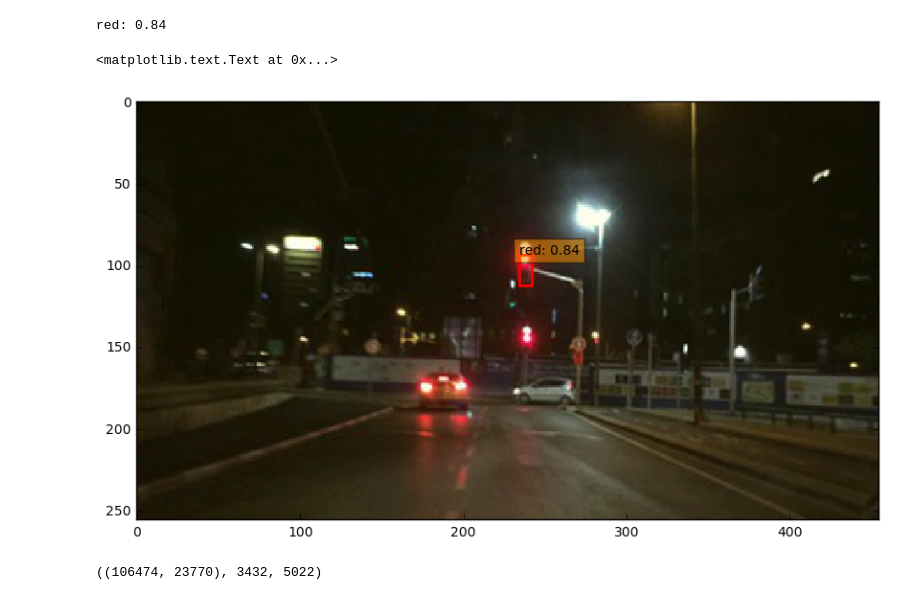
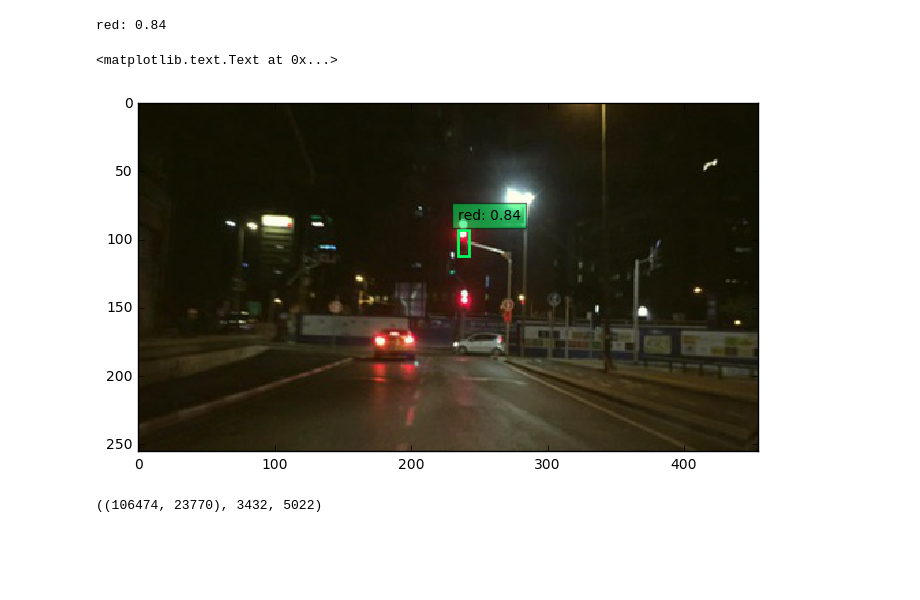
Before and after one commit to SaikiranKannaiah436/RD, a Jupyter notebook: complete_analysis.ipynb, the cells around one changed output. Cells and saved outputs as stored; diff of their text form; code cells hidden in the pictures; blank space fills up the shorter version.

```diff
--- a/complete_analysis.ipynb
+++ b/complete_analysis.ipynb
@@ -6,0 +59,40 @@ plt.rcParams['image.cmap'] = 'gray'
+# %%
+plt.rcParams['figure.figsize'] = (10, 10)
+while(index < len(final_plot)):
+    fname = final_plot['fname'][index]
+    dets = final_plot[final_plot['fname'] == fname]
+    try:
+        im = plt.imread(image_path+fname+'.jpg')
+        plt.imshow(im)
+        currentAxis = plt.gca()
+        #print fname
+        for new_index in range(len(dets)):
+            dets.reset_index(drop=True, inplace=True)
+            _, cname, score = dets['fname'][new_index], dets['class'][new_index], dets['conf'][new_index]
+            bbox = [dets['xmin'][new_index], dets['ymin'][new_index], dets['xmax'][new_index], dets['ymax'][new_index]]
+            xmin = int(round(float(bbox[0])))
+            ymin = int(round(float(bbox[1])))
+            xmax = int(round(float(bbox[2])))
+            ymax = int(round(float(bbox[3])))
+            coords = (xmin, ymin), xmax-xmin-1, ymax-ymin-1
+            #score = round(float(score),2)
+            disp_text = cname + ': '+'{0:.2f}'.format(float(score))
+            if cname == 'red':
+                colors = red
+            else:
+                colors = green
+            currentAxis.add_patch(plt.Rectangle(*coords, fill=False, edgecolor=colors[0], linewidth=2))
+            currentAxis.text(xmin, ymin-4, disp_text, bbox={'facecolor':colors[1], 'alpha':0.5})
+        currentAxis.hold(False)
+        save_path = os.path.join('/home/saikiran/HBRS/RD/libs_installed/dets/',fname+'.jpg')
+        plt.savefig(save_path, bbox_inches='tight')
+
+    except:
+        index = index + len(dets)
+        if index == len(final_plot) - 1:
+            break
+        else:
+            continue
+    index = index + len(dets)
+    if index % 100 == 0:
+        print "processed %d images"% index
@@ -61,12 +189,12 @@ import cv2
 # %%
 im = plt.imread(image_path+fname+'.jpg')
 plt.imshow(im)
 currentAxis = plt.gca()
-currentAxis.add_patch(plt.Rectangle(*coords, fill=False, edgecolor=colors[0], linewidth=2))
-currentAxis.text(xmin, ymin, disp_text, bbox={'facecolor':colors[2], 'alpha':0.5})
+currentAxis.add_patch(plt.Rectangle(*coords, fill=False, edgecolor=colors[8], linewidth=2))
+currentAxis.text(xmin, ymin-8, disp_text, bbox={'facecolor':colors[8], 'alpha':0.5})
 # %% [output]
 <matplotlib.text.Text at 0x...>
-[figure, old version]
+[figure, new version]
 # %%
 coords
 # %% [output]
```
Also changed, not shown: parts of 105 cells of this notebook.
